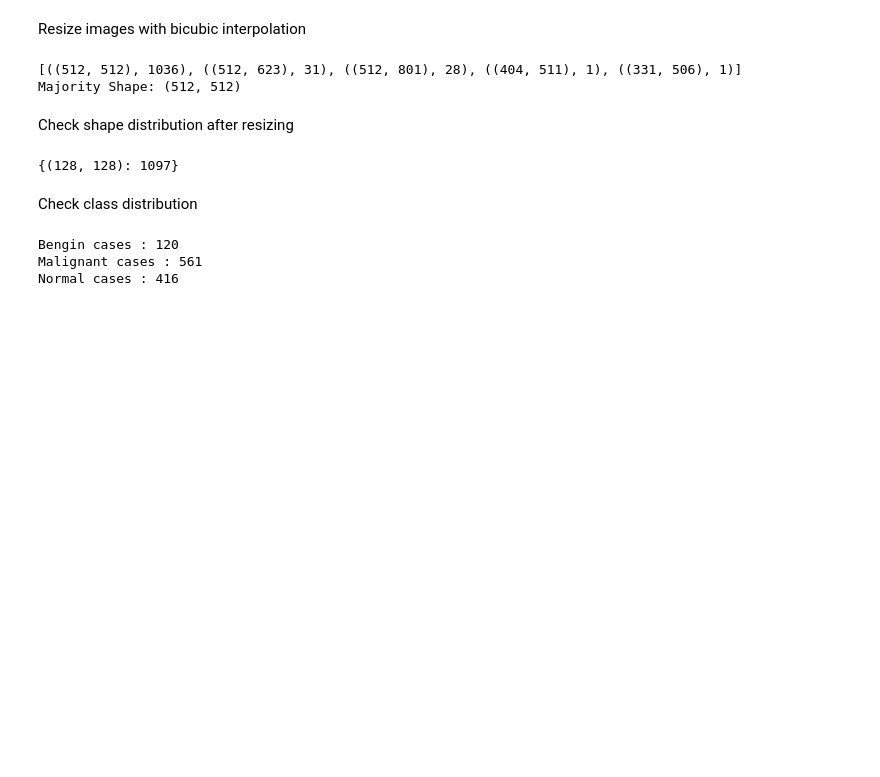
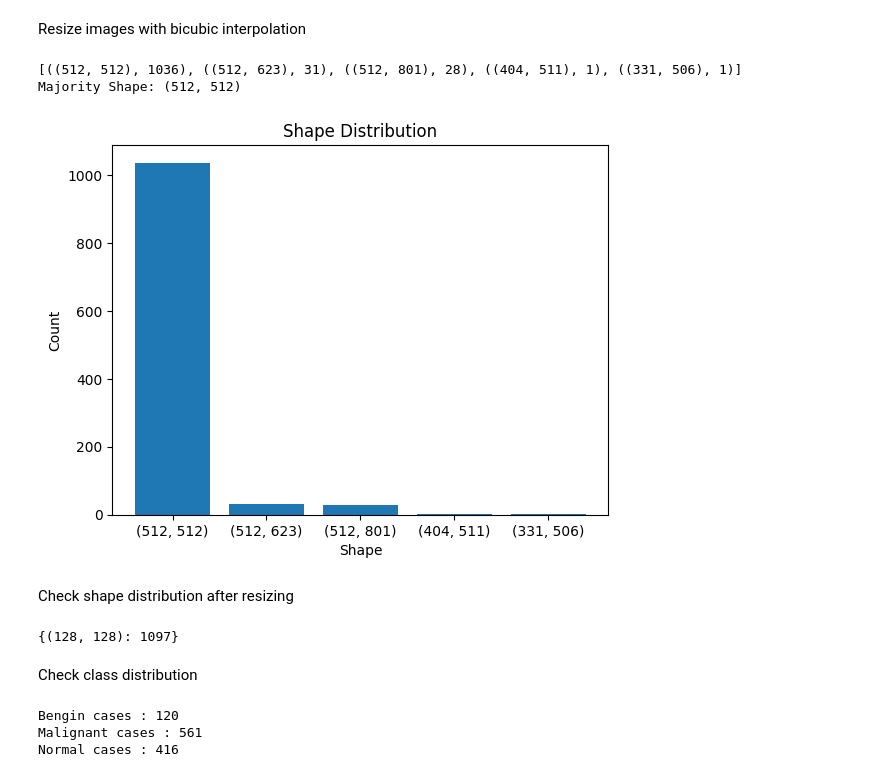
Before and after one commit to mrayyan2001/Lung-Cancer-Detection, a Jupyter notebook: main.ipynb, the cells around one changed output. Saved outputs shown, nothing was run; the diff lists cells and outputs as text; code cells hidden in the pictures; blank space fills up the shorter version.

```diff
--- a/main.ipynb
+++ b/main.ipynb
@@ -97,6 +86,14 @@ print("Majority Shape:", majority_shape)
 # %% [output]
 [((512, 512), 1036), ((512, 623), 31), ((512, 801), 28), ((404, 511), 1), ((331, 506), 1)]
 Majority Shape: (512, 512)
+# %%
+plt.bar(x=[str(i[0]) for i in sorted_shapes], height=[i[1] for i in sorted_shapes])
+plt.title("Shape Distribution")
+plt.xlabel("Shape")
+plt.ylabel("Count")
+plt.show()
+# %% [output]
+[figure, added]
 # %%
 def resize_images(target_size):
     for category in categories:
```
Also changed, not shown: parts of 35 cells of this notebook, 5 other files.
